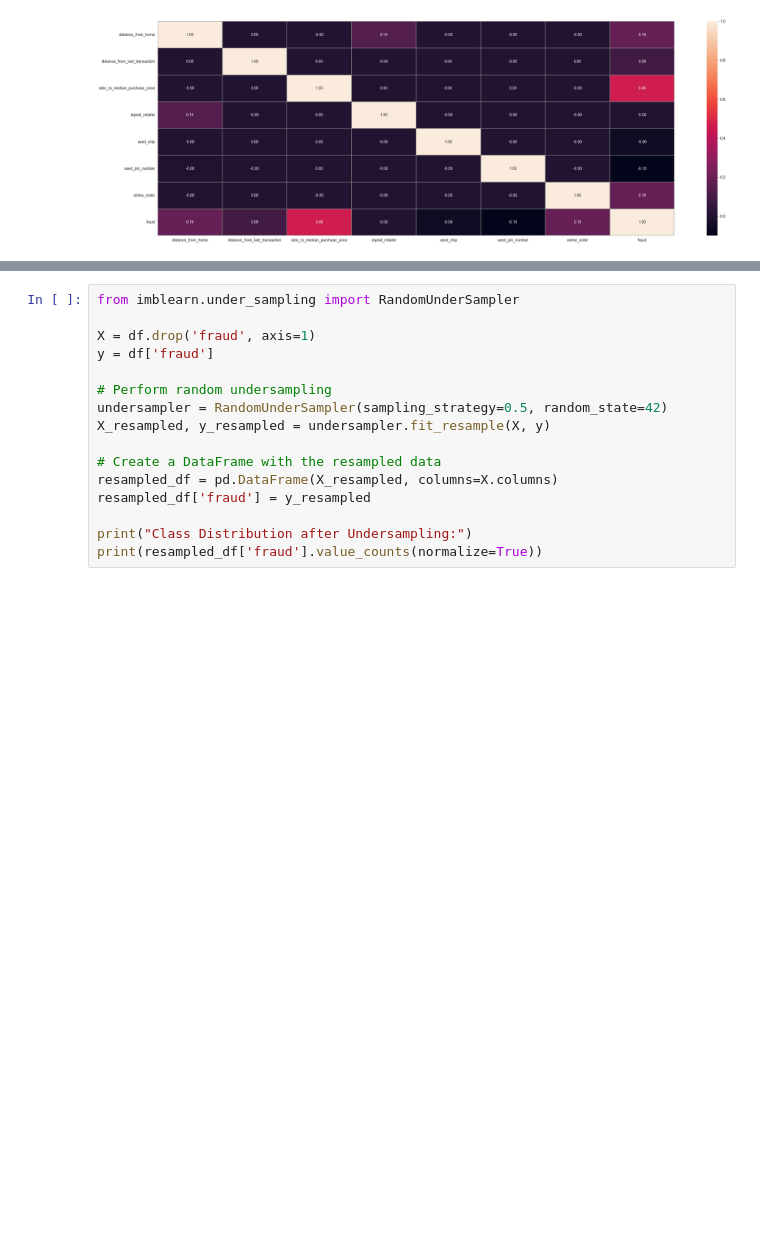
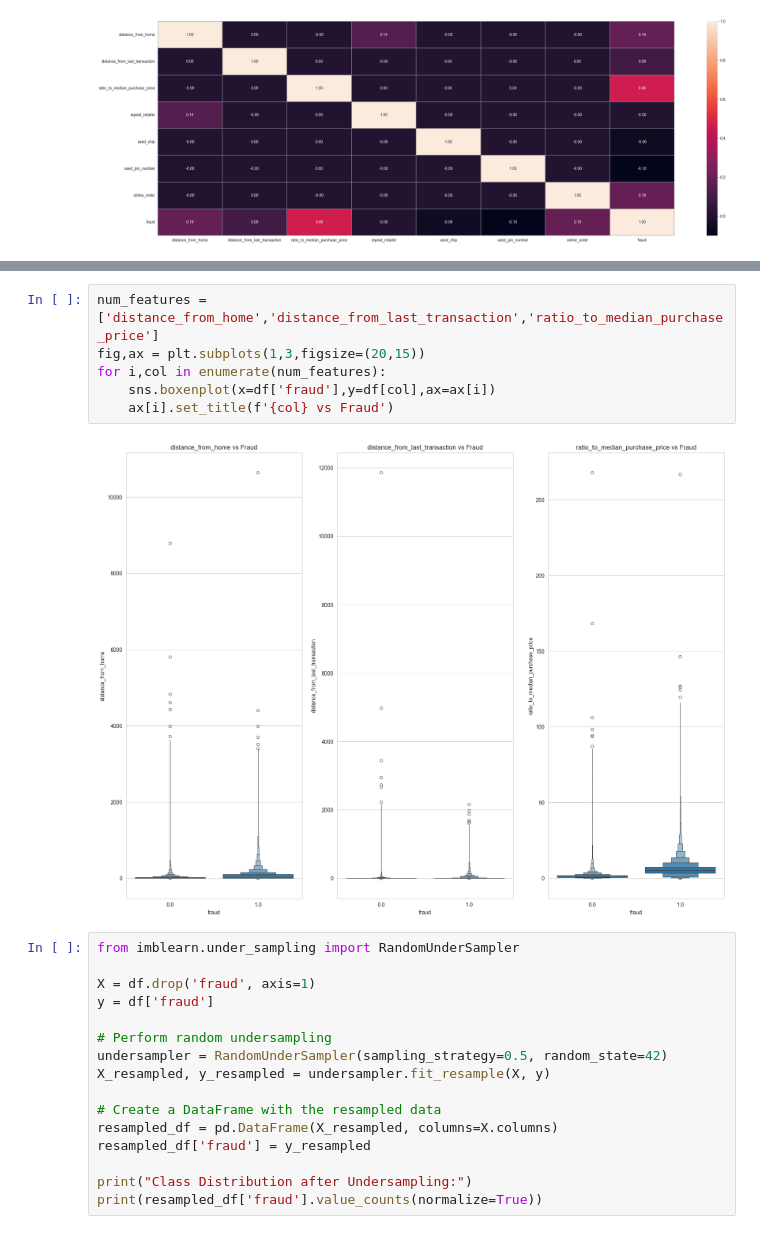
Before and after one commit to lucasdsm78/FraudDetectionIA, a Jupyter notebook: fastapi/fraud-detection-with-0-96-recall-and-0-98-auc.ipynb, the cells around one changed output, grey strips where cells are left out. Saved outputs shown, nothing was run; the diff lists cells and outputs as text; blank space fills up the shorter version.

```diff
--- a/fastapi/fraud-detection-with-0-96-recall-and-0-98-auc.ipynb
+++ b/fastapi/fraud-detection-with-0-96-recall-and-0-98-auc.ipynb
@@ -131,3 +62,11 @@ The palette list has more values (3) than needed (2), which may not be intended.
+# %%
+num_features = ['distance_from_home','distance_from_last_transaction','ratio_to_median_purchase_price']
+fig,ax = plt.subplots(1,3,figsize=(20,15))
+for i,col in enumerate(num_features):
+    sns.boxenplot(x=df['fraud'],y=df[col],ax=ax[i])
+    ax[i].set_title(f'{col} vs Fraud')
+# %% [output]
+[figure, added]
 # %%
 from imblearn.under_sampling import RandomUnderSampler
 
```
Also changed, not shown: parts of 3 cells of this notebook.
